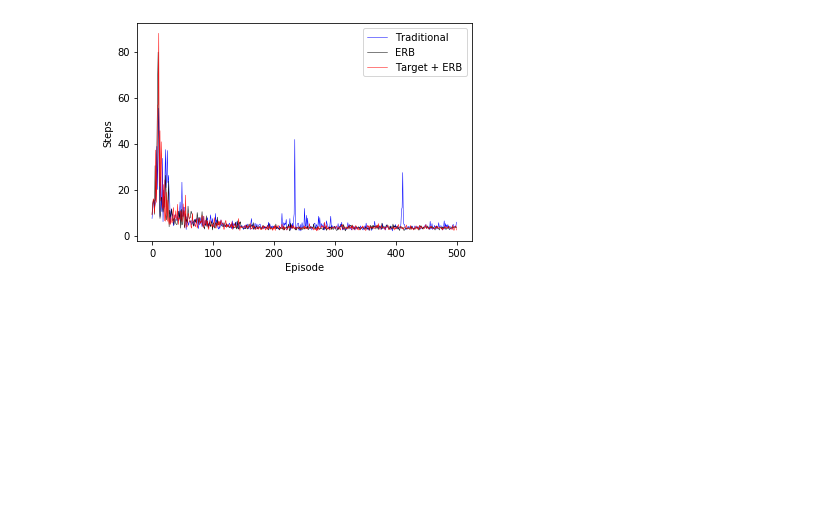
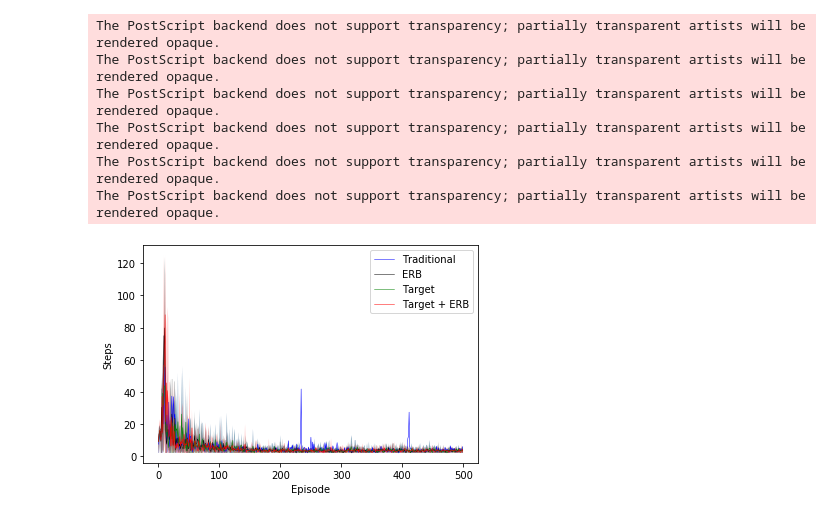
Before and after one commit to tm95/QBM_MARL, a Jupyter notebook: Single_Agent_3x3.ipynb, the cells around one changed output. Saved outputs shown, nothing was run; the diff lists cells and outputs as text; code cells hidden in the pictures; blank space fills up the shorter version.

```diff
--- a/Single_Agent_3x3.ipynb
+++ b/Single_Agent_3x3.ipynb
@@ -54,15 +74,35 @@ plt.show()
-# %%
-plt.plot(np.average(steps_target_0_erb_0, axis=0), color='blue', label="Traditional", linewidth=0.5)
-plt.plot(np.average(steps_target_0_erb_1, axis=0), color='black', label="ERB", linewidth=0.5)
-plt.plot(np.average(steps_target_1_erb_0, axis=0), color='green', label="Target", linewidth=0.5)
-plt.plot(np.average(steps_target_1_erb_1, axis=0), color='red', label="Target + ERB", linewidth=0.5)
-
-plt.xlabel("Episode")
-plt.ylabel("Steps")
-plt.legend()
-plt.show()
-# %% [output]
-[figure, removed]
+# %%
+mu1 = np.mean(steps_target_0_erb_0, axis=0)
+mu2 = np.mean(steps_target_0_erb_1, axis=0)
+mu3 = np.mean(steps_target_1_erb_0, axis=0)
+mu4 = np.mean(steps_target_1_erb_1, axis=0)
+
+t = np.arange(500)
+
+
+plt.plot(mu1, color='blue', label="Traditional", linewidth=0.5)
+plt.plot(mu2, color='black', label="ERB", linewidth=0.5)
+plt.plot(mu3, color='green', label="Target", linewidth=0.5)
+plt.plot(mu4, color='red', label="Target + ERB", linewidth=0.5)
+
+plt.fill_between(t, np.max(steps_target_1_erb_0, axis=0), np.min(steps_target_0_erb_0, axis=0), facecolor='blue', alpha=0.25)
+plt.fill_between(t, np.max(steps_target_0_erb_1, axis=0), np.min(steps_target_0_erb_1, axis=0), facecolor='black', alpha=0.25)
+plt.fill_between(t, np.max(steps_target_1_erb_0, axis=0), np.min(steps_target_1_erb_0, axis=0), facecolor='green', alpha=0.25)
+plt.fill_between(t, np.max(steps_target_1_erb_1, axis=0), np.min(steps_target_1_erb_1, axis=0), facecolor='red', alpha=0.25)
+
+plt.xlabel("Episode")
+plt.ylabel("Steps")
+plt.legend()
+plt.savefig('3x3_steps.eps', format='eps')
+plt.show()
+# %% [output]
+The PostScript backend does not support transparency; partially transparent artists will be rendered opaque.
+The PostScript backend does not support transparency; partially transparent artists will be rendered opaque.
+The PostScript backend does not support transparency; partially transparent artists will be rendered opaque.
+The PostScript backend does not support transparency; partially transparent artists will be rendered opaque.
+The PostScript backend does not support transparency; partially transparent artists will be rendered opaque.
+The PostScript backend does not support transparency; partially transparent artists will be rendered opaque.
+[figure, added]
 # %%
 fig, ax = plt.subplots()
 
```
Also changed, not shown: parts of 3 cells of this notebook.
